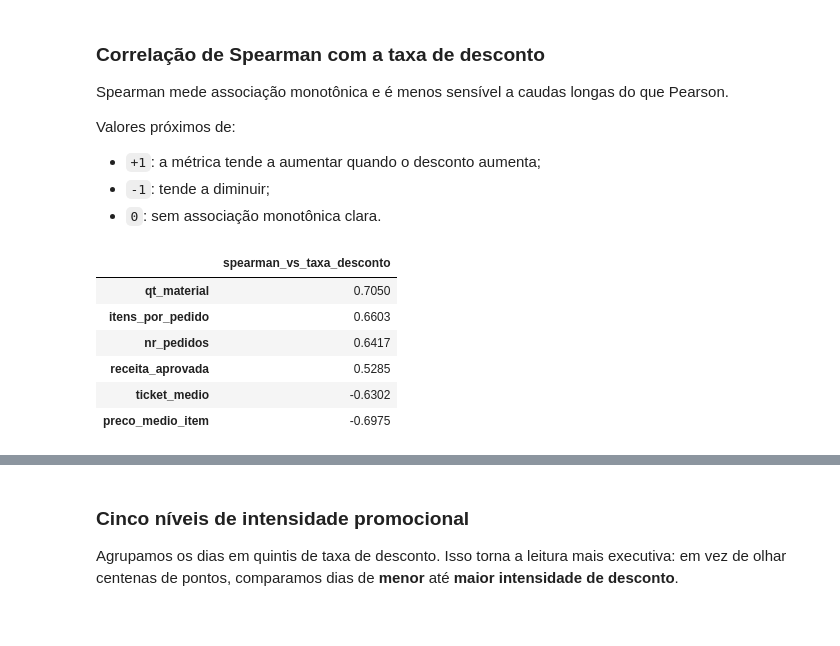
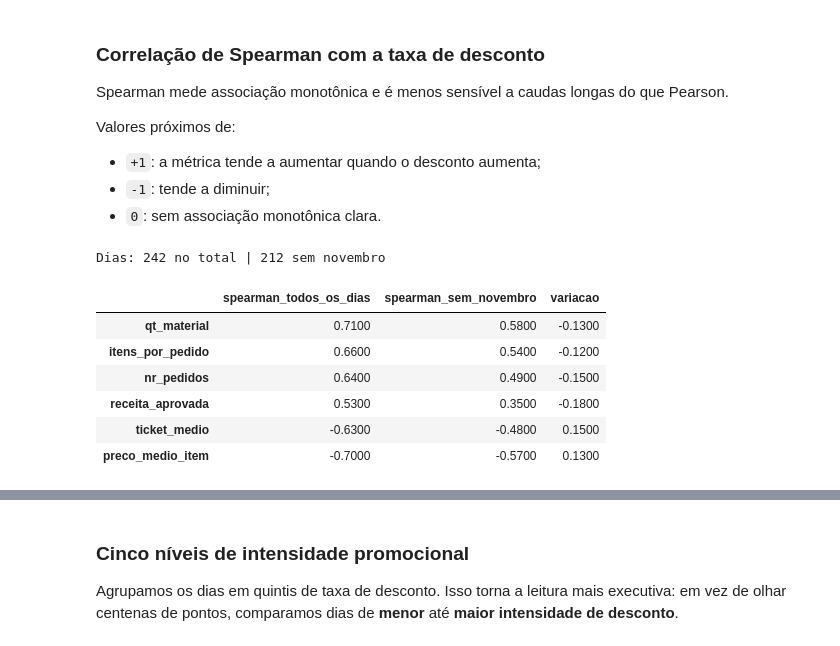
Before and after one commit to guisoares10/Projeto-GB, a Jupyter notebook: notebooks/01_eda_data_quality.ipynb, the cells around one changed output, grey strips where cells are left out. Saved outputs shown, nothing was run; the diff lists cells and outputs as text; code cells hidden in the pictures.

```diff
--- a/notebooks/01_eda_data_quality.ipynb
+++ b/notebooks/01_eda_data_quality.ipynb
@@ -891,33 +959,43 @@ Valores próximos de:
 - `+1`: a métrica tende a aumentar quando o desconto aumenta;
 - `-1`: tende a diminuir;
 - `0`: sem associação monotônica clara.
-# %%
-discount_corr_columns = [
-    "taxa_desconto",
-    "nr_pedidos",
-    "qt_material",
-    "receita_aprovada",
-    "preco_medio_item",
-    "ticket_medio",
-    "itens_por_pedido",
-]
-
-discount_corr = (
-    daily[discount_corr_columns]
-    .corr(method="spearman")
-    .loc["taxa_desconto"]
-    .drop("taxa_desconto")
-    .rename("spearman_vs_taxa_desconto")
-    .sort_values(ascending=False)
-    .to_frame()
-)
-
-display(discount_corr)
-# %% [output]
-|  | spearman_vs_taxa_desconto |
-| qt_material | 0.7050 |
-| itens_por_pedido | 0.6603 |
-| nr_pedidos | 0.6417 |
-| receita_aprovada | 0.5285 |
-| ticket_medio | -0.6302 |
-| preco_medio_item | -0.6975 |
+# %%
+discount_corr_columns = [
+    "taxa_desconto",
+    "nr_pedidos",
+    "qt_material",
+    "receita_aprovada",
+    "preco_medio_item",
+    "ticket_medio",
+    "itens_por_pedido",
+]
+
+# Sem novembro: o mês da Black Friday concentra desconto alto e volume alto ao mesmo tempo
+daily_sem_novembro = daily[daily["data"].dt.month != 11]
+
+def spearman_vs_desconto(base: pd.DataFrame) -> pd.Series:
+    return (
+        base[discount_corr_columns]
+        .corr(method="spearman")
+        .loc["taxa_desconto"]
+        .drop("taxa_desconto")
+    )
+
+discount_corr = pd.DataFrame({
+    "spearman_todos_os_dias": spearman_vs_desconto(daily),
+    "spearman_sem_novembro": spearman_vs_desconto(daily_sem_novembro),
+})
+discount_corr["variacao"] = discount_corr["spearman_sem_novembro"] - discount_corr["spearman_todos_os_dias"]
+discount_corr = discount_corr.sort_values("spearman_todos_os_dias", ascending=False)
+
+print(f"Dias: {len(daily)} no total | {len(daily_sem_novembro)} sem novembro")
+display(discount_corr.round(2))
+# %% [output]
+Dias: 242 no total | 212 sem novembro
+|  | spearman_todos_os_dias | spearman_sem_novembro | variacao |
+| qt_material | 0.7100 | 0.5800 | -0.1300 |
+| itens_por_pedido | 0.6600 | 0.5400 | -0.1200 |
+| nr_pedidos | 0.6400 | 0.4900 | -0.1500 |
+| receita_aprovada | 0.5300 | 0.3500 | -0.1800 |
+| ticket_medio | -0.6300 | -0.4800 | 0.1500 |
+| preco_medio_item | -0.7000 | -0.5700 | 0.1300 |
```
Also changed, not shown: parts of 7 cells of this notebook.
